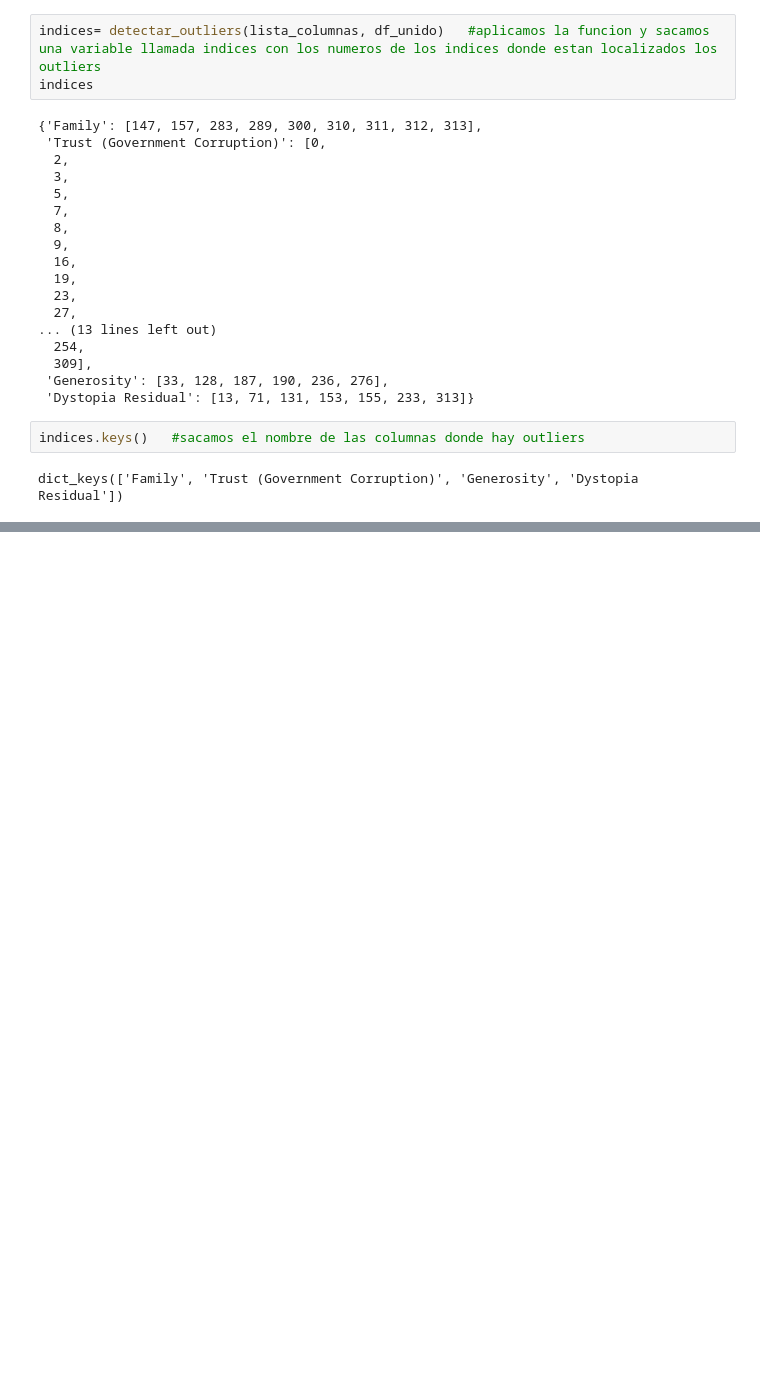
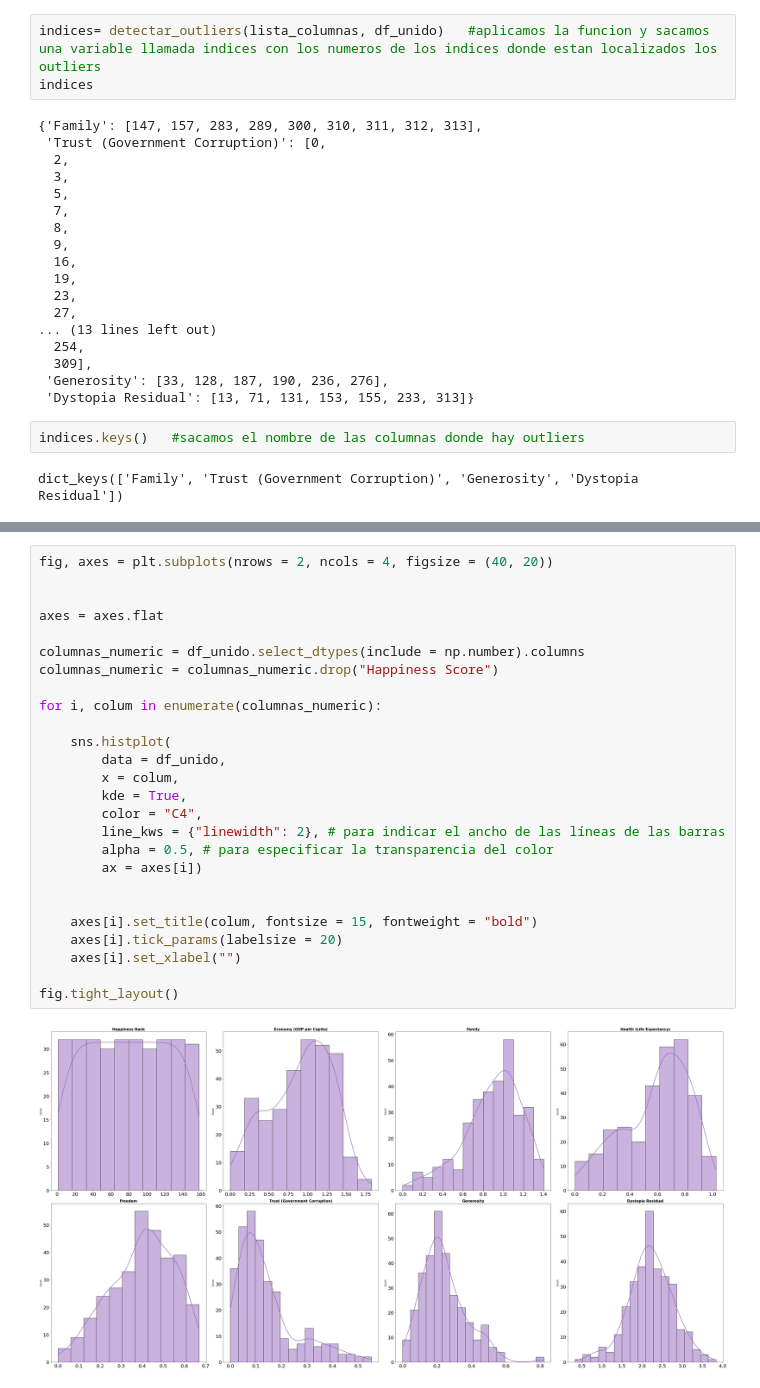
Before and after one commit to Adalab/DA-promo-c-modulo-3-sprint-1-AnaG-Laura, a Jupyter notebook: Regresón Lineal/Lección-1-Intro-ML.ipynb, the cells around one changed output, grey strips where cells are left out. Saved outputs shown, nothing was run; the diff lists cells and outputs as text; blank space fills up the shorter version.

```diff
--- a/Regresón Lineal/Lección-1-Intro-ML.ipynb
+++ b/Regresón Lineal/Lección-1-Intro-ML.ipynb
@@ -344,0 +381,28 @@ dict_keys(['Family', 'Trust (Government Corruption)', 'Generosity', 'Dystopia Re
+# %%
+fig, axes = plt.subplots(nrows = 2, ncols = 4, figsize = (40, 20))
+
+
+axes = axes.flat
+
+columnas_numeric = df_unido.select_dtypes(include = np.number).columns
+columnas_numeric = columnas_numeric.drop("Happiness Score")
+
+for i, colum in enumerate(columnas_numeric):
+
+    sns.histplot(
+        data = df_unido,
+        x = colum,
+        kde = True,
+        color = "C4",
+        line_kws = {"linewidth": 2}, # para indicar el ancho de las líneas de las barras
+        alpha = 0.5, # para especificar la transparencia del color
+        ax = axes[i])
+
+
+    axes[i].set_title(colum, fontsize = 15, fontweight = "bold")
+    axes[i].tick_params(labelsize = 20)
+    axes[i].set_xlabel("")
+
+fig.tight_layout()
+# %% [output]
+[figure, added]
```
Also changed, not shown: parts of 20 cells of this notebook, 2 other files.
